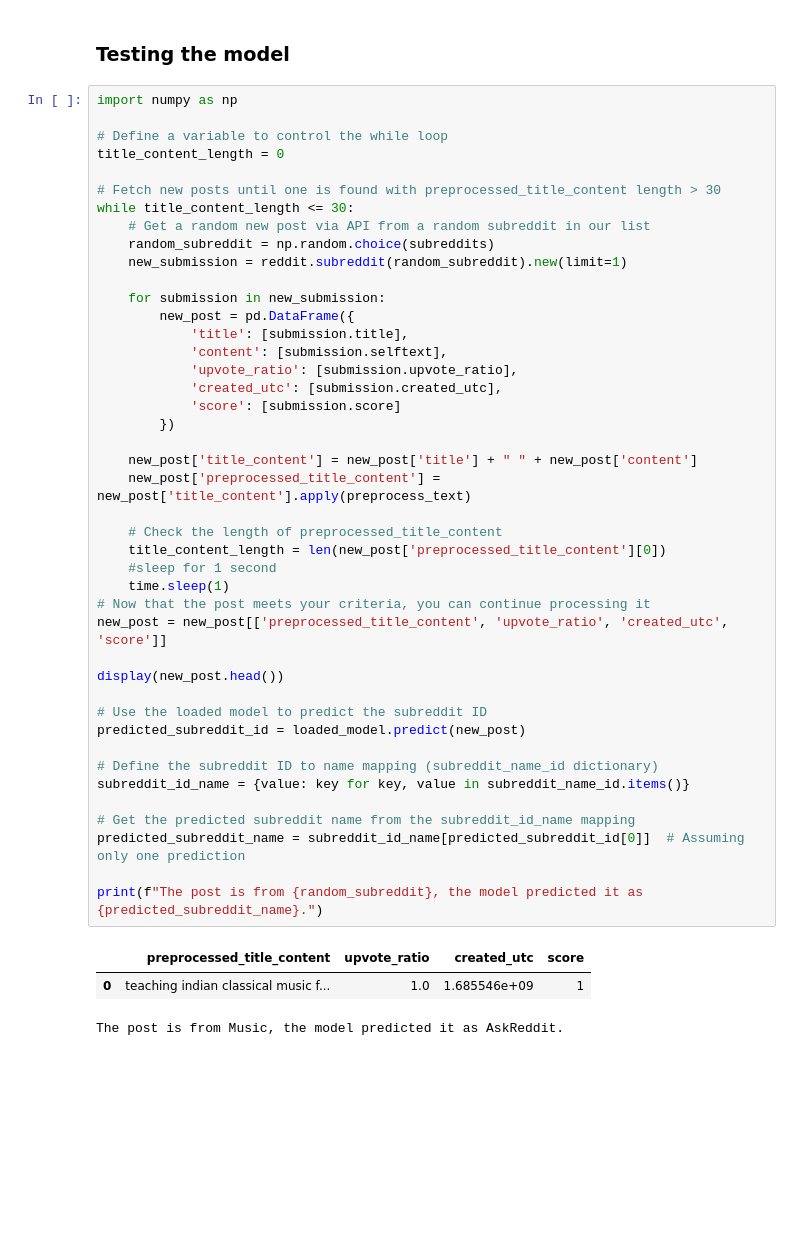
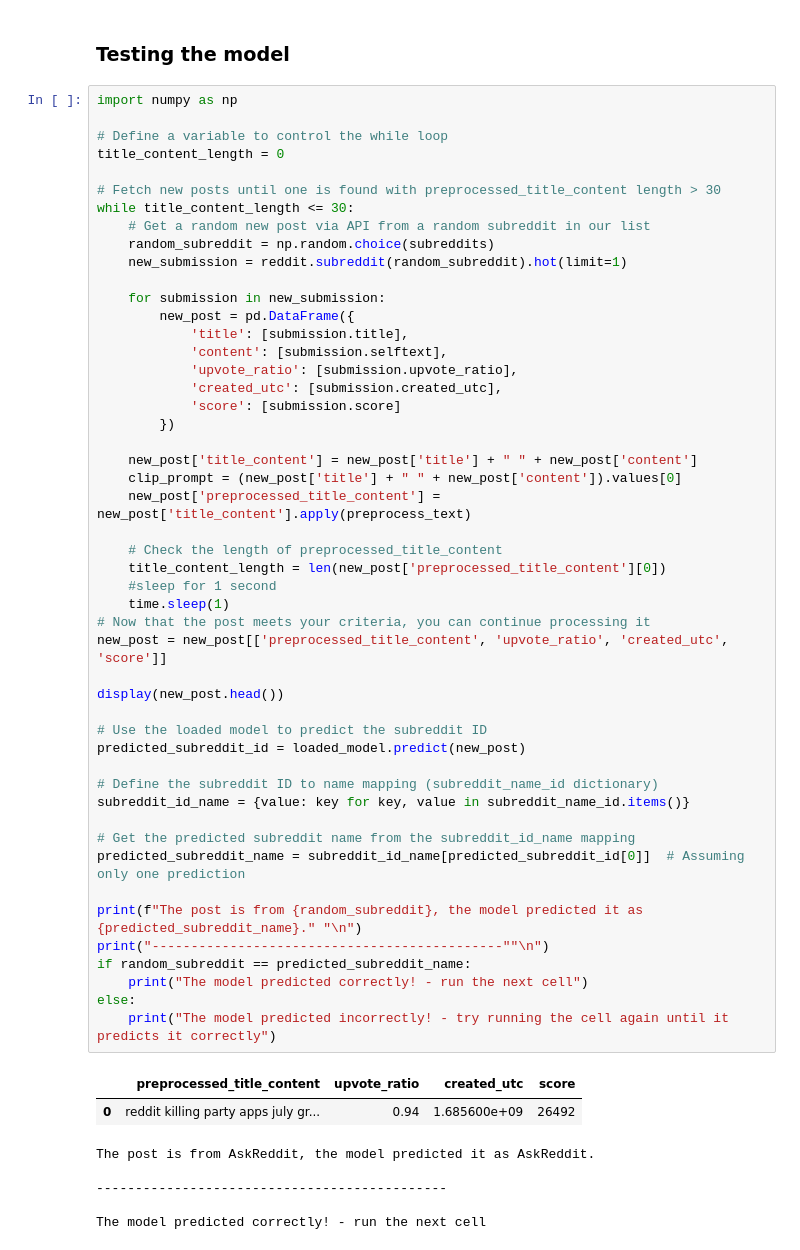
Before and after one commit to petarzhaw/ml2_project, a Jupyter notebook: app.ipynb, the cells around one changed output. Cells and saved outputs as stored; diff of their text form; blank space fills up the shorter version.

```diff
--- a/app.ipynb
+++ b/app.ipynb
@@ -1029,40 +1029,50 @@ title_content_length = 0
 while title_content_length <= 30:
     # Get a random new post via API from a random subreddit in our list
     random_subreddit = np.random.choice(subreddits)
-    new_submission = reddit.subreddit(random_subreddit).new(limit=1)
+    new_submission = reddit.subreddit(random_subreddit).hot(limit=1)
 
     for submission in new_submission:
         new_post = pd.DataFrame({
             'title': [submission.title],
             'content': [submission.selftext],
             'upvote_ratio': [submission.upvote_ratio],
             'created_utc': [submission.created_utc],
             'score': [submission.score]
         })
 
     new_post['title_content'] = new_post['title'] + " " + new_post['content']
+    clip_prompt = (new_post['title'] + " " + new_post['content']).values[0]
     new_post['preprocessed_title_content'] = new_post['title_content'].apply(preprocess_text)
 
     # Check the length of preprocessed_title_content
     title_content_length = len(new_post['preprocessed_title_content'][0])
     #sleep for 1 second
     time.sleep(1)
 # Now that the post meets your criteria, you can continue processing it
 new_post = new_post[['preprocessed_title_content', 'upvote_ratio', 'created_utc', 'score']]
 
 display(new_post.head())
 
 # Use the loaded model to predict the subreddit ID
 predicted_subreddit_id = loaded_model.predict(new_post)
 
 # Define the subreddit ID to name mapping (subreddit_name_id dictionary)
 subreddit_id_name = {value: key for key, value in subreddit_name_id.items()}
 
 # Get the predicted subreddit name from the subreddit_id_name mapping
 predicted_subreddit_name = subreddit_id_name[predicted_subreddit_id[0]]  # Assuming only one prediction
 
-print(f"The post is from {random_subreddit}, the model predicted it as {predicted_subreddit_name}.")
+print(f"The post is from {random_subreddit}, the model predicted it as {predicted_subreddit_name}." "\n")
+print("---------------------------------------------""\n")
+if random_subreddit == predicted_subreddit_name:
+    print("The model predicted correctly! - run the next cell")
+else:
+    print("The model predicted incorrectly! - try running the cell again until it predicts it correctly")
 # %% [output]
 |  | preprocessed_title_content | upvote_ratio | created_utc | score |
-| 0 | teaching indian classical music f... | 1.0 | 1.685546e+09 | 1 |
+| 0 | reddit killing party apps july gr... | 0.94 | 1.685600e+09 | 26492 |
-The post is from Music, the model predicted it as AskReddit.
+The post is from AskReddit, the model predicted it as AskReddit.
+
+---------------------------------------------
+
+The model predicted correctly! - run the next cell
```
Also changed, not shown: parts of 8 cells of this notebook.
